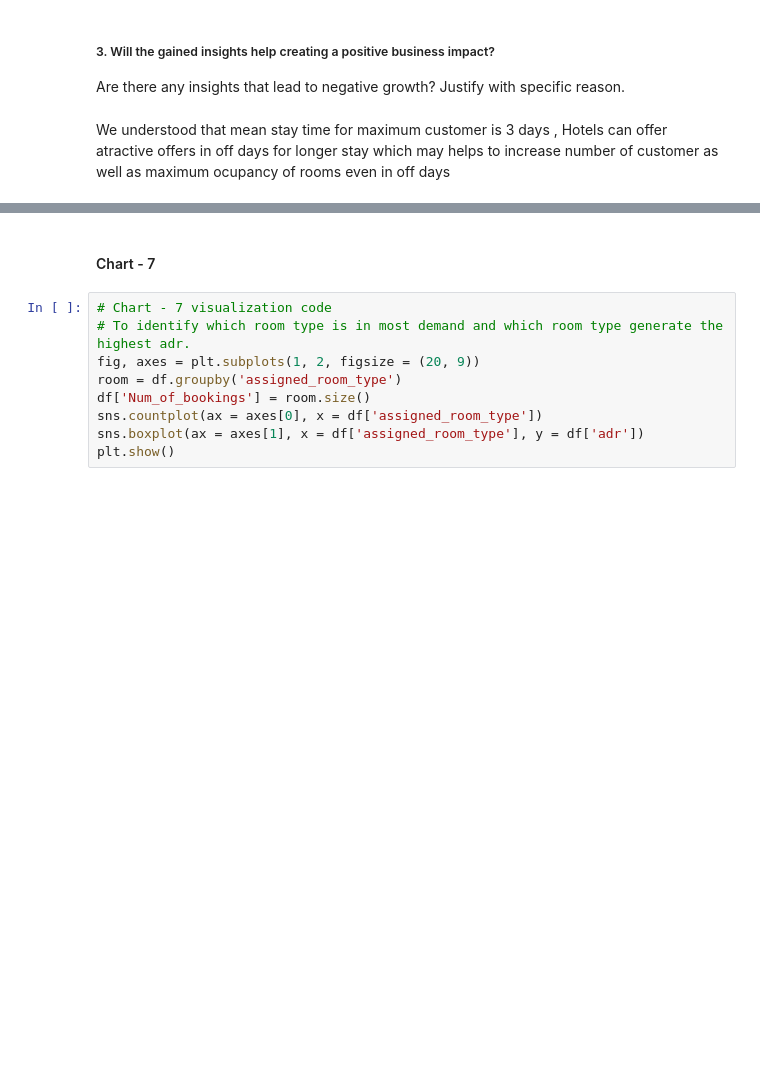
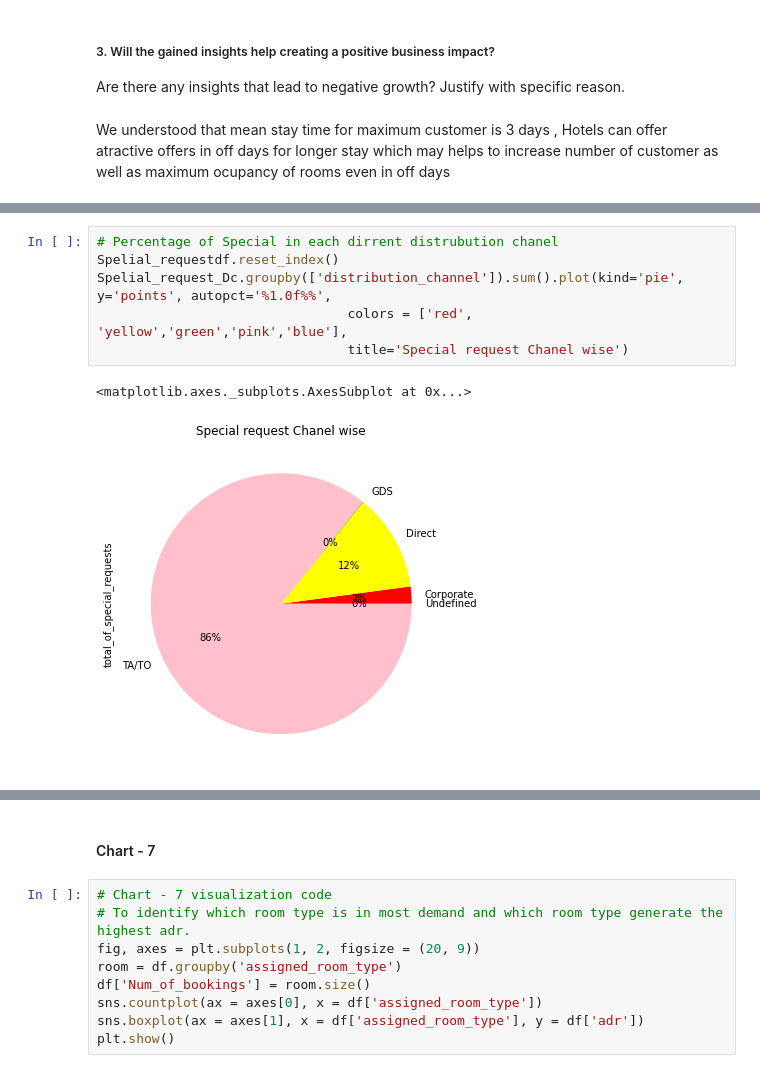
Before and after one commit to Udaya12692/Capstone-priject-Hotel-booking-, a Jupyter notebook: EDA_Hotel_Booking_Analysis_Final.ipynb, the cells around one changed output, grey strips where cells are left out. Drawn from its saved outputs; the diff is of its cells as text; blank space fills up the shorter version.

```diff
--- a/EDA_Hotel_Booking_Analysis_Final.ipynb
+++ b/EDA_Hotel_Booking_Analysis_Final.ipynb
@@ -477,0 +532,9 @@ We understood that mean stay time for maximum customer is 3 days , Hotels can of
+# %%
+# Percentage of Special in each dirrent distrubution chanel
+Spelial_requestdf.reset_index()
+Spelial_request_Dc.groupby(['distribution_channel']).sum().plot(kind='pie', y='points', autopct='%1.0f%%',
+                                colors = ['red', 'yellow','green','pink','blue'],
+                                title='Special request Chanel wise')
+# %% [output]
+<matplotlib.axes._subplots.AxesSubplot at 0x...>
+[figure, added]
```
Also changed, not shown: parts of 19 cells of this notebook.
